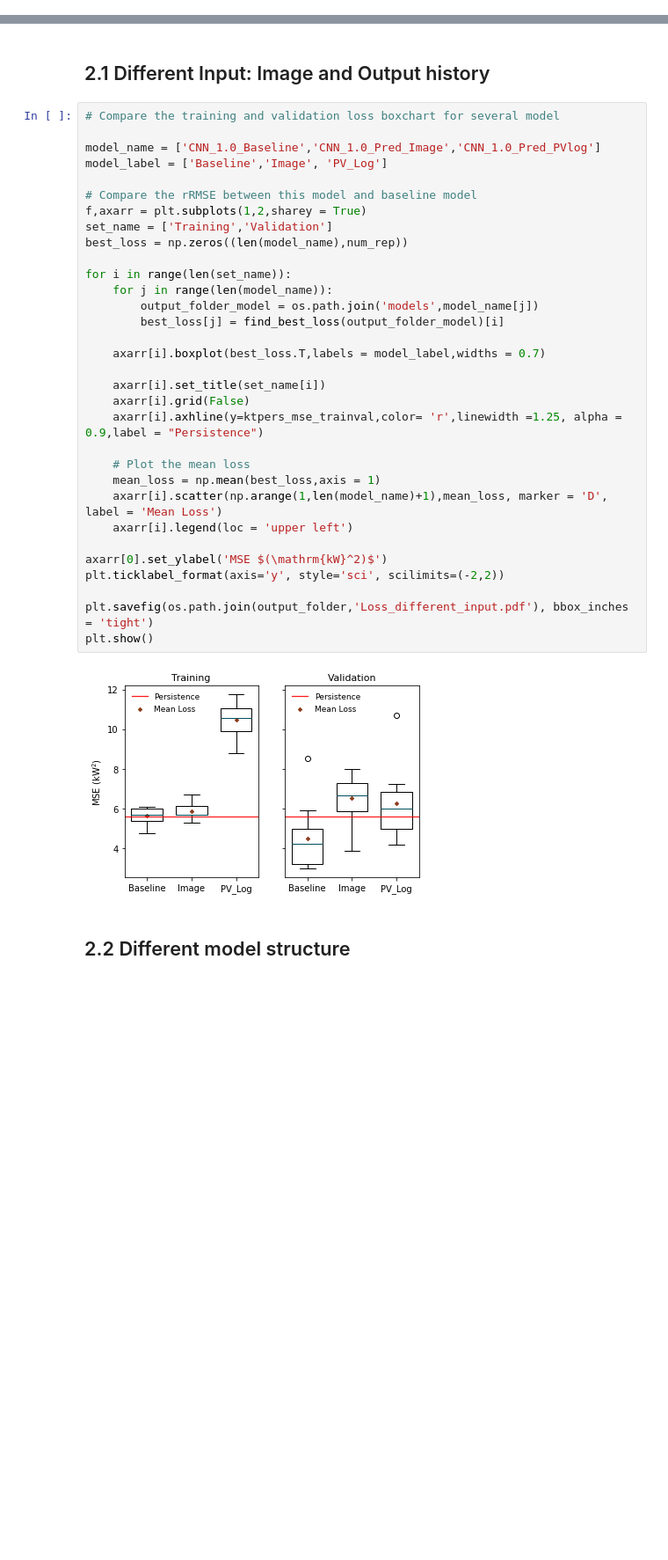
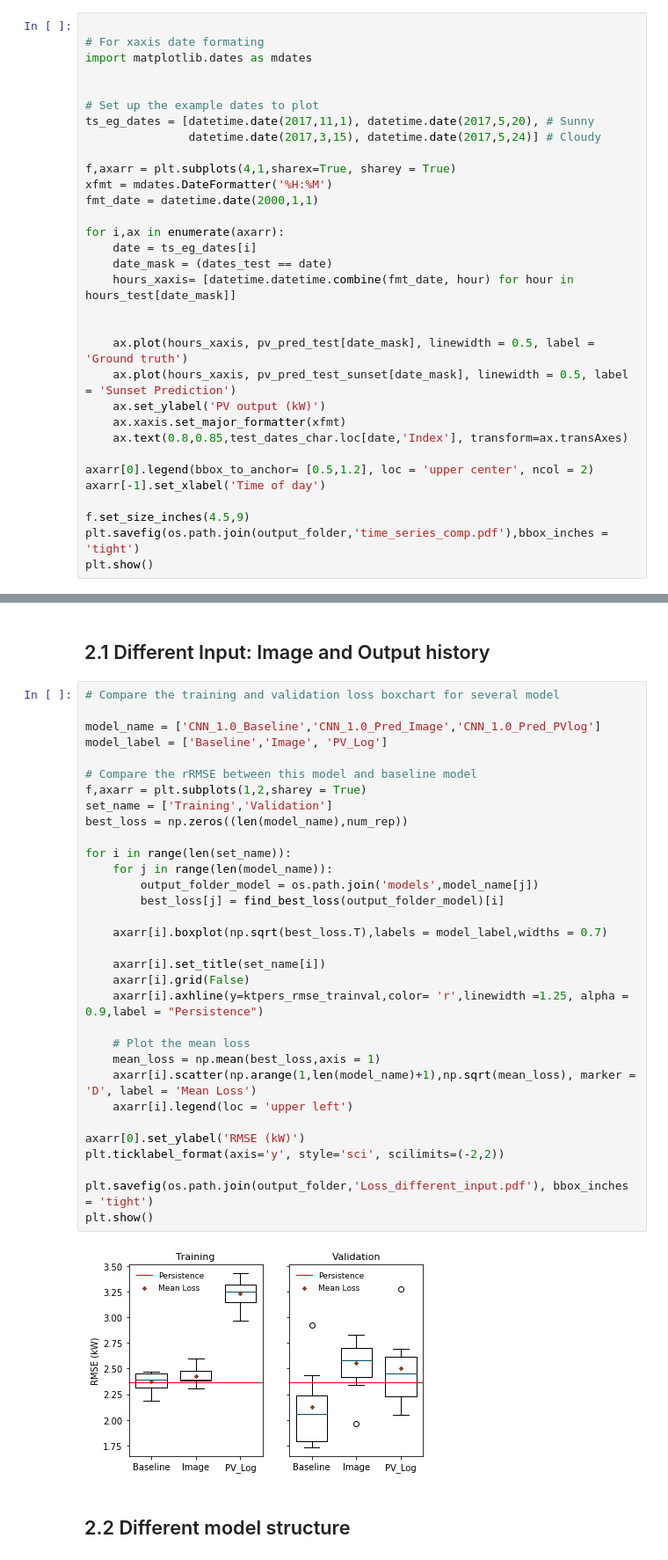
Before and after one commit to YuchiSun/SUNSET, a Jupyter notebook: plot_and_plot.ipynb, the cells around one changed output, grey strips where cells are left out. Shown: that part at 88% size. Saved outputs shown, nothing was run; the diff lists cells and outputs as text; blank space fills up the shorter version.

```diff
--- a/plot_and_plot.ipynb
+++ b/plot_and_plot.ipynb
@@ -296,0 +462,32 @@ plt.show()
+# %%
+
+# For xaxis date formating
+import matplotlib.dates as mdates
+
+
+# Set up the example dates to plot
+ts_eg_dates = [datetime.date(2017,11,1), datetime.date(2017,5,20), # Sunny
+               datetime.date(2017,3,15), datetime.date(2017,5,24)] # Cloudy
+
+f,axarr = plt.subplots(4,1,sharex=True, sharey = True)
+xfmt = mdates.DateFormatter('%H:%M')
+fmt_date = datetime.date(2000,1,1)
+
+for i,ax in enumerate(axarr):
+    date = ts_eg_dates[i]
+    date_mask = (dates_test == date)
+    hours_xaxis= [datetime.datetime.combine(fmt_date, hour) for hour in hours_test[date_mask]]
+
+
+    ax.plot(hours_xaxis, pv_pred_test[date_mask], linewidth = 0.5, label = 'Ground truth')
+    ax.plot(hours_xaxis, pv_pred_test_sunset[date_mask], linewidth = 0.5, label = 'Sunset Prediction')
+    ax.set_ylabel('PV output (kW)')
+    ax.xaxis.set_major_formatter(xfmt)
+    ax.text(0.8,0.85,test_dates_char.loc[date,'Index'], transform=ax.transAxes)
+
+axarr[0].legend(bbox_to_anchor= [0.5,1.2], loc = 'upper center', ncol = 2)
+axarr[-1].set_xlabel('Time of day')
+
+f.set_size_inches(4.5,9)
+plt.savefig(os.path.join(output_folder,'time_series_comp.pdf'),bbox_inches = 'tight')
+plt.show()
@@ -343,37 +541,37 @@ plt.show()
 # %%
 # Compare the training and validation loss boxchart for several model
 
 model_name = ['CNN_1.0_Baseline','CNN_1.0_Pred_Image','CNN_1.0_Pred_PVlog']
 model_label = ['Baseline','Image', 'PV_Log']
 
 # Compare the rRMSE between this model and baseline model
 f,axarr = plt.subplots(1,2,sharey = True)
 set_name = ['Training','Validation']
 best_loss = np.zeros((len(model_name),num_rep))
 
 for i in range(len(set_name)):
     for j in range(len(model_name)):
         output_folder_model = os.path.join('models',model_name[j])
         best_loss[j] = find_best_loss(output_folder_model)[i]
 
-    axarr[i].boxplot(best_loss.T,labels = model_label,widths = 0.7)
+    axarr[i].boxplot(np.sqrt(best_loss.T),labels = model_label,widths = 0.7)
 
     axarr[i].set_title(set_name[i])
     axarr[i].grid(False)
-    axarr[i].axhline(y=ktpers_mse_trainval,color= 'r',linewidth =1.25, alpha = 0.9,label = "Persistence")
+    axarr[i].axhline(y=ktpers_rmse_trainval,color= 'r',linewidth =1.25, alpha = 0.9,label = "Persistence")
 
     # Plot the mean loss
     mean_loss = np.mean(best_loss,axis = 1)
-    axarr[i].scatter(np.arange(1,len(model_name)+1),mean_loss, marker = 'D', label = 'Mean Loss')
+    axarr[i].scatter(np.arange(1,len(model_name)+1),np.sqrt(mean_loss), marker = 'D', label = 'Mean Loss')
     axarr[i].legend(loc = 'upper left')
 
-axarr[0].set_ylabel('MSE $(\mathrm{kW}^2)$')
+axarr[0].set_ylabel('RMSE (kW)')
 plt.ticklabel_format(axis='y', style='sci', scilimits=(-2,2))
 
 plt.savefig(os.path.join(output_folder,'Loss_different_input.pdf'), bbox_inches = 'tight')
 plt.show()
 # %% [output]
-[figure, old version]
+[figure, new version]
 # %% [markdown]
 ## 2.2 Different model structure
 # %%
```
Also changed, not shown: parts of 26 cells of this notebook, 2 other files.
